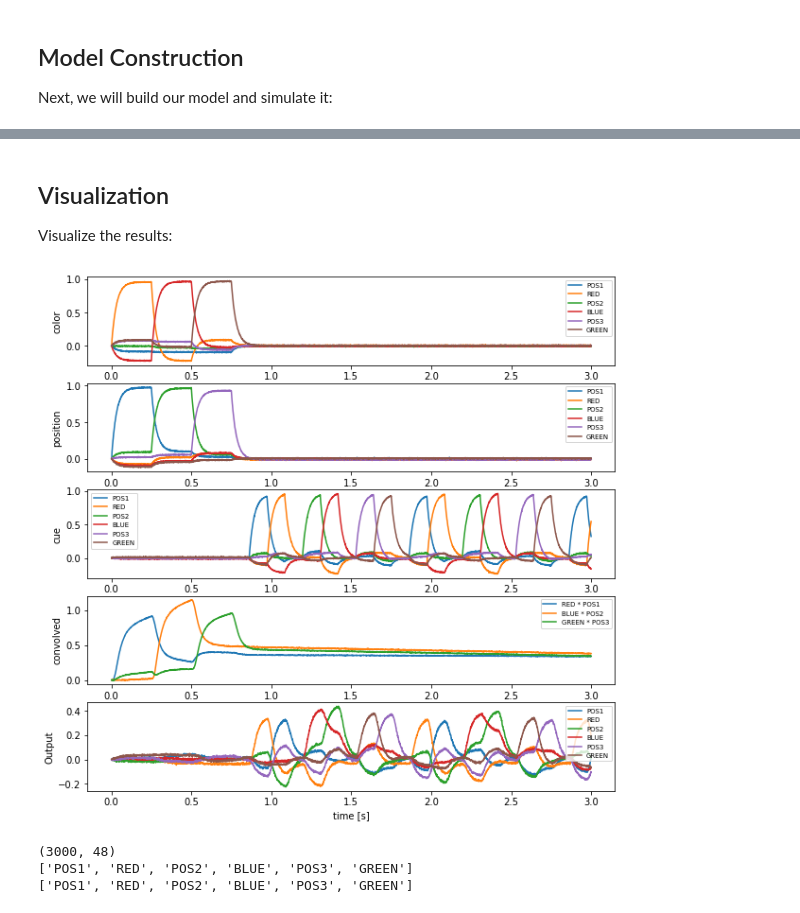
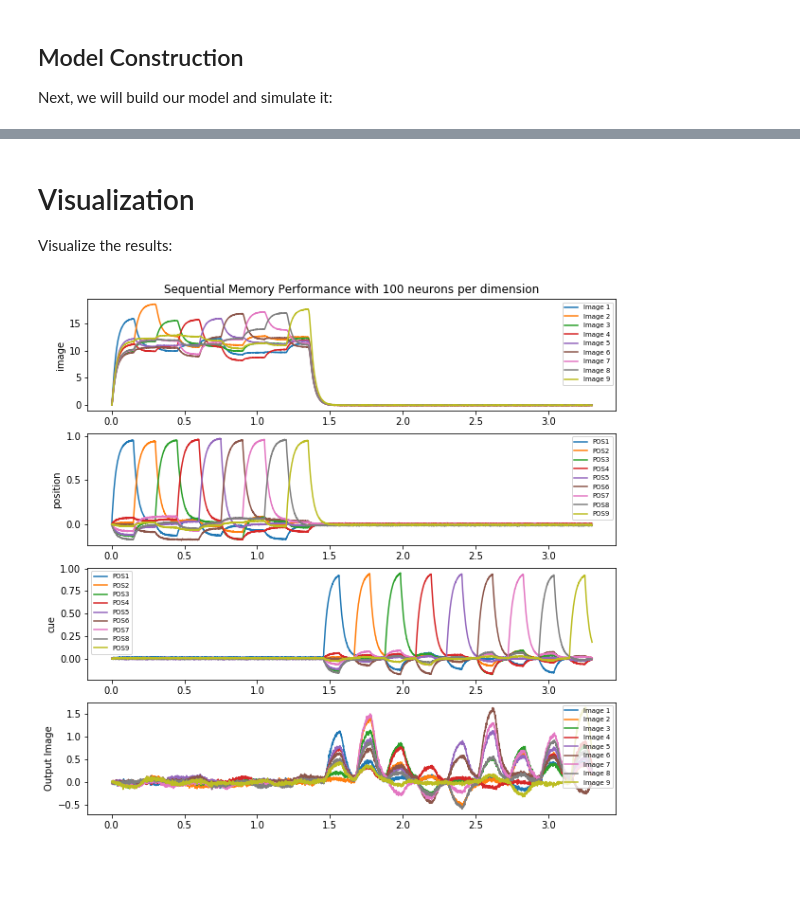
Before and after one commit to dguliani/HdMemory, a Jupyter notebook: main.ipynb, the cells around one changed output, grey strips where cells are left out. Saved outputs shown, nothing was run; the diff lists cells and outputs as text; code cells hidden in the pictures; blank space fills up the shorter version.

```diff
--- a/main.ipynb
+++ b/main.ipynb
@@ -109,46 +181,34 @@ Simulating finished in 0:01:31.
 # %% [markdown]
-## Visualization
+# Visualization
 
 Visualize the results:
 # %%
     plt.figure(figsize=(10, 10))
     vocab = model.get_default_vocab(dimensions)
 
-    plt.subplot(5, 1, 1)
-    plt.plot(sim.trange(), model.similarity(sim.data, color_in))
-    plt.legend(model.get_output_vocab('color_in').keys, fontsize='x-small')
-    plt.ylabel("color")
+    plt.subplot(4, 1, 1)
+    for i, pointer in enumerate(encoded_input):
+        plt.plot(sim.trange(), spa.similarity(sim.data[image_in], pointer))
+    plt.legend(['Image 1', 'Image 2', 'Image 3', 'Image 4', 'Image 5', 'Image 6', 'Image 7', 'Image 8', 'Image 9'], fontsize='x-small')
+    plt.ylabel("image")
+    plt.title('Sequential Memory Performance with {} neurons per dimension'.format(neurons))
 
-    plt.subplot(5, 1, 2)
+    plt.subplot(4, 1, 2)
     plt.plot(sim.trange(), model.similarity(sim.data, position_in))
     plt.legend(model.get_output_vocab('position_in').keys, fontsize='x-small')
     plt.ylabel("position")
 
-    plt.subplot(5, 1, 3)
+    plt.subplot(4, 1, 3)
     plt.plot(sim.trange(), model.similarity(sim.data, cue))
     plt.legend(model.get_output_vocab('cue').keys, fontsize='x-small')
     plt.ylabel("cue")
 
-    plt.subplot(5, 1, 4)
-    for pointer in ['RED * POS1', 'BLUE * POS2', 'GREEN * POS3' ]:
-        plt.plot(sim.trange(), vocab.parse(pointer).dot(sim.data[conv].T), label=pointer)
-    plt.legend(fontsize='x-small')
-    plt.ylabel("convolved")
+    plt.subplot(4, 1, 4)
+    for i, pointer in enumerate(encoded_input):
+        plt.plot(sim.trange(), spa.similarity(sim.data[out], pointer) )
+    plt.legend(['Image 1', 'Image 2', 'Image 3', 'Image 4', 'Image 5', 'Image 6', 'Image 7', 'Image 8', 'Image 9'], fontsize='x-small')
+    plt.ylabel("Output Image")
 
-    plt.subplot(5, 1, 5)
-    plt.plot(sim.trange(), spa.similarity(sim.data[out], vocab))
-    plt.legend(model.get_output_vocab('out').keys, fontsize='x-small')
-    plt.ylabel("Output")
-    plt.xlabel("time [s]");
     plt.show()
 # %% [output]
-[figure, old version]
+[figure, new version]
-# %%
-    print sim.data[out].shape
-    print model.get_output_vocab('position_in').keys
-    print model.get_output_vocab('color_in').keys
-#     print spa.similarity(sim.data[out], vocab)
-# %% [output]
-(3000, 48)
-['POS1', 'RED', 'POS2', 'BLUE', 'POS3', 'GREEN']
-['POS1', 'RED', 'POS2', 'BLUE', 'POS3', 'GREEN']
```
Also changed, not shown: parts of 11 cells of this notebook, 3 other files.
